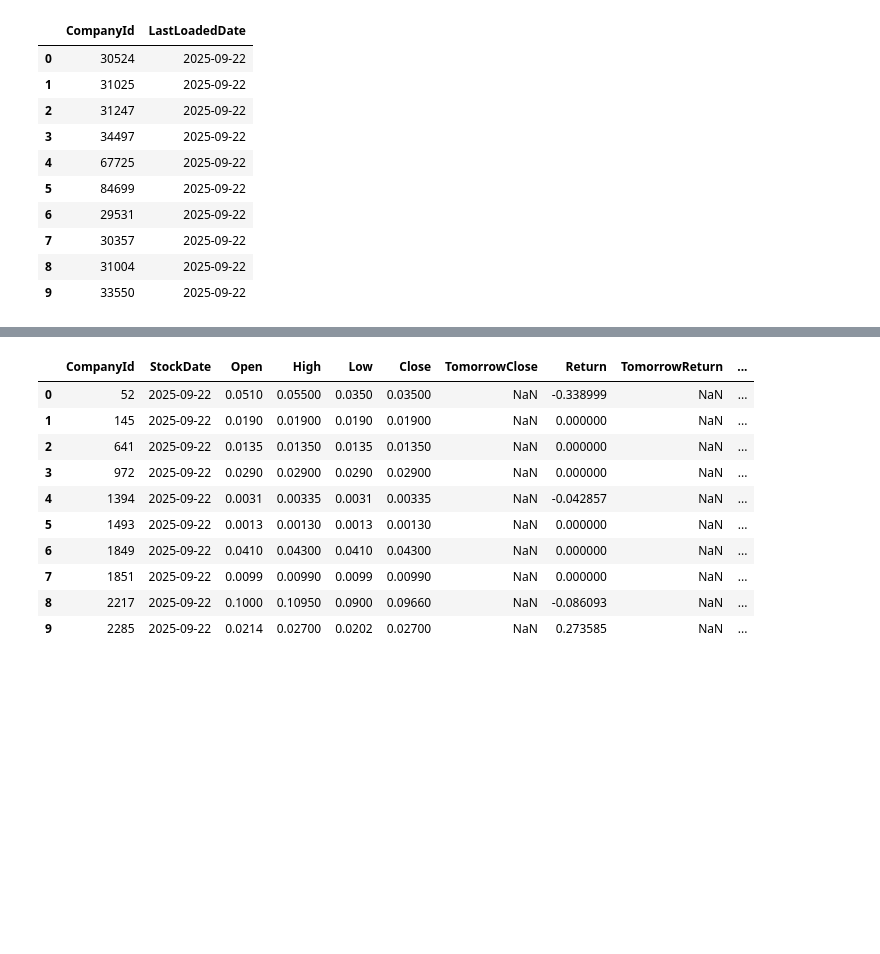
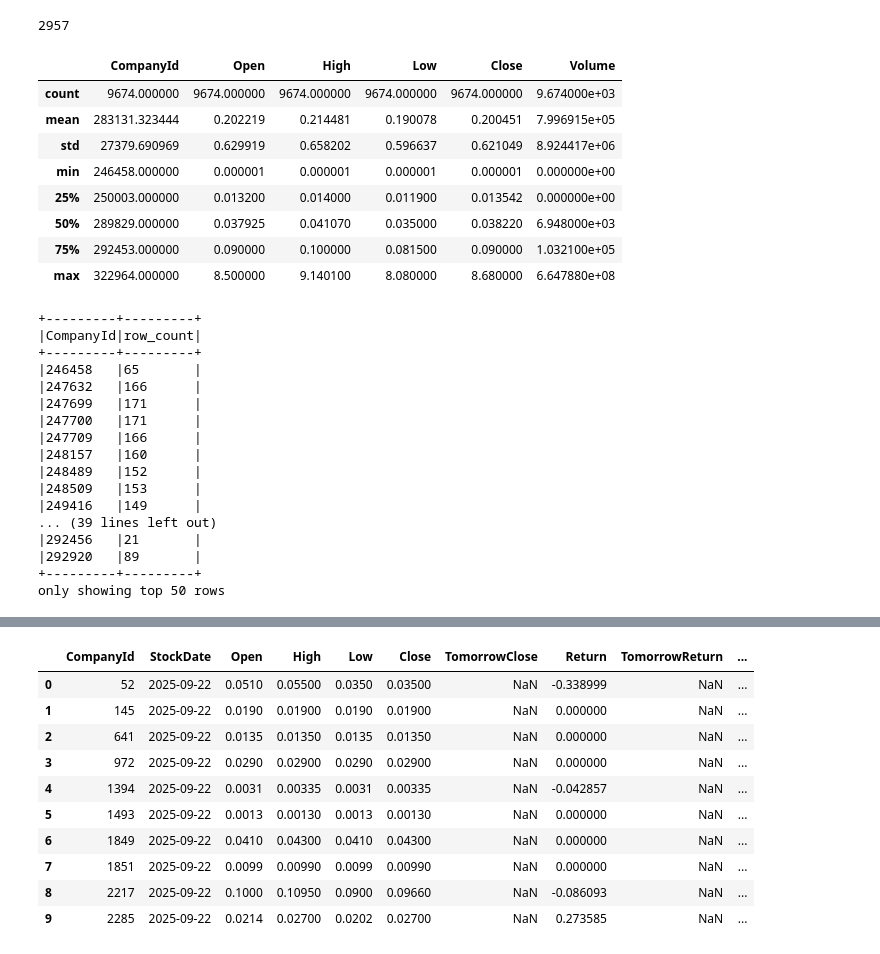
Before and after one commit to NoNd2Rd/BSF_Spark, a Jupyter notebook: bsf_utlities.ipynb, the cells around one changed output, grey strips where cells are left out. Cells and saved outputs as stored; diff of their text form; code cells hidden in the pictures; blank space fills up the shorter version.

```diff
--- a/bsf_utlities.ipynb
+++ b/bsf_utlities.ipynb
@@ -119,18 +236,54 @@ pdf
+# %%
+count = spark.sql(f"""
+    SELECT COUNT(DISTINCT CompanyId) as cnt
+    FROM bsf.company
+    WHERE ListingExchange IN (1,2,3,16)
+      AND Active = 1
+      AND LastClose < 0.1
+      AND LastHistoryDate >= date_sub(current_date(), 30)
+""").collect()[0]["cnt"]
+
+print(count)
+# %% [output]
+2957
+# %%
+sdf = spark.table("bsf.companystockhistory")
+sdf.toPandas().describe()
+# %% [output]
+|  | CompanyId | Open | High | Low | Close | Volume |
+| count | 9674.000000 | 9674.000000 | 9674.000000 | 9674.000000 | 9674.000000 | 9.674000e+03 |
+| mean | 283131.323444 | 0.202219 | 0.214481 | 0.190078 | 0.200451 | 7.996915e+05 |
+| std | 27379.690969 | 0.629919 | 0.658202 | 0.596637 | 0.621049 | 8.924417e+06 |
+| min | 246458.000000 | 0.000001 | 0.000001 | 0.000001 | 0.000001 | 0.000000e+00 |
+| 25% | 250003.000000 | 0.013200 | 0.014000 | 0.011900 | 0.013542 | 0.000000e+00 |
+| 50% | 289829.000000 | 0.037925 | 0.041070 | 0.035000 | 0.038220 | 6.948000e+03 |
+| 75% | 292453.000000 | 0.090000 | 0.100000 | 0.081500 | 0.090000 | 1.032100e+05 |
+| max | 322964.000000 | 8.500000 | 9.140100 | 8.080000 | 8.680000 | 6.647880e+08 |
 # %%
-sdf = spark.table("bsf.companystockhistory_watermark")
-pdf = sdf.limit(10).toPandas()
-pdf
+sdf = spark.table("bsf.companystockhistory")
+counts_df = (
+    sdf.groupBy("CompanyId")
+      .agg(F.count("*").alias("row_count"))
+      .orderBy("CompanyId")
+)
 
+counts_df.show(50, truncate=False)
 #pdf.head(10).T
 # %% [output]
-|  | CompanyId | LastLoadedDate |
-| 0 | 30524 | 2025-09-22 |
-| 1 | 31025 | 2025-09-22 |
-| 2 | 31247 | 2025-09-22 |
-| 3 | 34497 | 2025-09-22 |
-| 4 | 67725 | 2025-09-22 |
-| 5 | 84699 | 2025-09-22 |
-| 6 | 29531 | 2025-09-22 |
-| 7 | 30357 | 2025-09-22 |
-| 8 | 31004 | 2025-09-22 |
-| 9 | 33550 | 2025-09-22 |
++---------+---------+
+|CompanyId|row_count|
++---------+---------+
+|246458   |65       |
+|247632   |166      |
+|247699   |171      |
+|247700   |171      |
+|247709   |166      |
+|248157   |160      |
+|248489   |152      |
+|248509   |153      |
+|249416   |149      |
+... (39 lines left out)
+|292456   |21       |
+|292920   |89       |
++---------+---------+
+only showing top 50 rows
```
Also changed, not shown: parts of 12 cells of this notebook, 9 other files.
